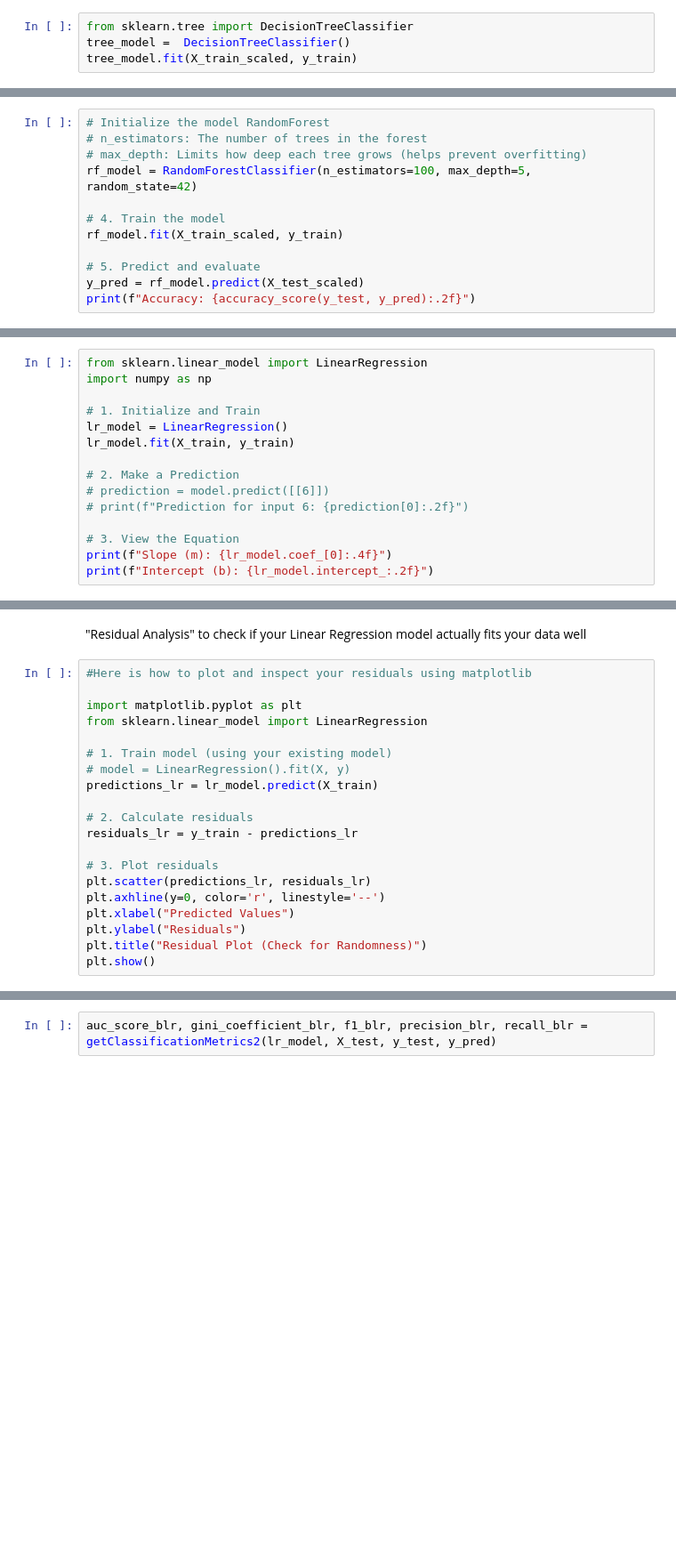
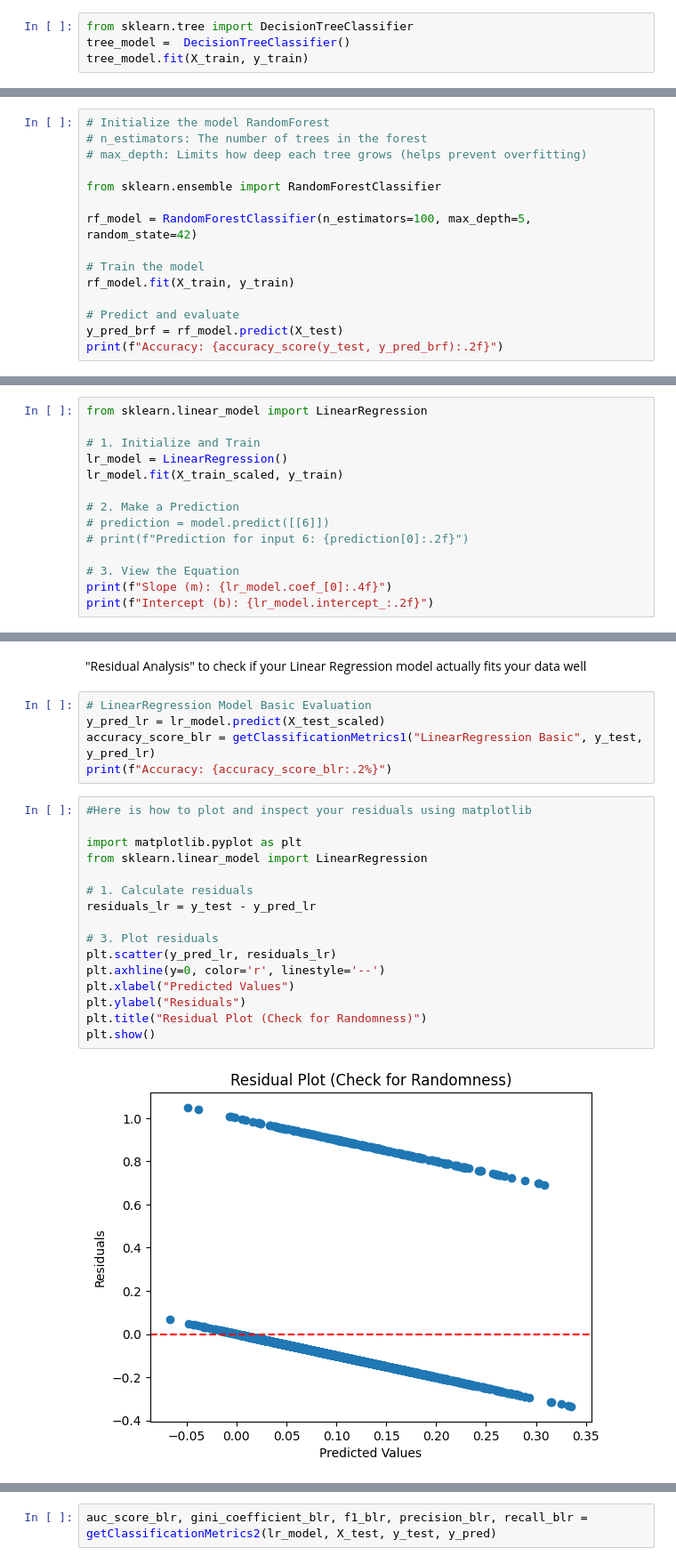
Before and after one commit to tsbawa61/Machine-Learning, a Jupyter notebook: FinalChurn.ipynb, the cells around one changed output, grey strips where cells are left out. Shown at 89% size. Saved outputs shown, nothing was run; the diff lists cells and outputs as text; blank space fills up the shorter version.

```diff
--- a/FinalChurn.ipynb
+++ b/FinalChurn.ipynb
@@ -3340,4 +4214,4 @@ display(df_metrics_performance.style.format({
 # %%
 from sklearn.tree import DecisionTreeClassifier
 tree_model =  DecisionTreeClassifier()
-tree_model.fit(X_train_scaled, y_train)
+tree_model.fit(X_train, y_train)
@@ -3582,11 +4492,14 @@ __Cross-Validation__: Use K-Fold Cross-Validation to ensure your accuracy isn't
 # Initialize the model RandomForest
 # n_estimators: The number of trees in the forest
 # max_depth: Limits how deep each tree grows (helps prevent overfitting)
+
+from sklearn.ensemble import RandomForestClassifier
+
 rf_model = RandomForestClassifier(n_estimators=100, max_depth=5, random_state=42)
 
-# 4. Train the model
-rf_model.fit(X_train_scaled, y_train)
+# Train the model
+rf_model.fit(X_train, y_train)
 
-# 5. Predict and evaluate
-y_pred = rf_model.predict(X_test_scaled)
-print(f"Accuracy: {accuracy_score(y_test, y_pred):.2f}")
+# Predict and evaluate
+y_pred_brf = rf_model.predict(X_test)
+print(f"Accuracy: {accuracy_score(y_test, y_pred_brf):.2f}")
@@ -3951,10 +4934,9 @@ display(df_metrics_performance.style.format({
 # %%
 from sklearn.linear_model import LinearRegression
-import numpy as np
 
 # 1. Initialize and Train
 lr_model = LinearRegression()
-lr_model.fit(X_train, y_train)
+lr_model.fit(X_train_scaled, y_train)
 
 # 2. Make a Prediction
 # prediction = model.predict([[6]])
@@ -3966,25 +4951,28 @@ print(f"Intercept (b): {lr_model.intercept_:.2f}")
 # %% [markdown]
 "Residual Analysis" to check if your Linear Regression model actually fits your data well
+# %%
+# LinearRegression Model Basic Evaluation
+y_pred_lr = lr_model.predict(X_test_scaled)
+accuracy_score_blr = getClassificationMetrics1("LinearRegression Basic", y_test, y_pred_lr)
+print(f"Accuracy: {accuracy_score_blr:.2%}")
 # %%
 #Here is how to plot and inspect your residuals using matplotlib
 
 import matplotlib.pyplot as plt
 from sklearn.linear_model import LinearRegression
 
-# 1. Train model (using your existing model)
-# model = LinearRegression().fit(X, y)
-predictions_lr = lr_model.predict(X_train)
-
-# 2. Calculate residuals
-residuals_lr = y_train - predictions_lr
+# 1. Calculate residuals
+residuals_lr = y_test - y_pred_lr
 
 # 3. Plot residuals
-plt.scatter(predictions_lr, residuals_lr)
+plt.scatter(y_pred_lr, residuals_lr)
 plt.axhline(y=0, color='r', linestyle='--')
 plt.xlabel("Predicted Values")
 plt.ylabel("Residuals")
 plt.title("Residual Plot (Check for Randomness)")
 plt.show()
+# %% [output]
+[figure, added]
 # %%
 from sklearn.metrics import r2_score, mean_absolute_error, mean_squared_error
 
```
Also changed, not shown: parts of 222 cells of this notebook.
